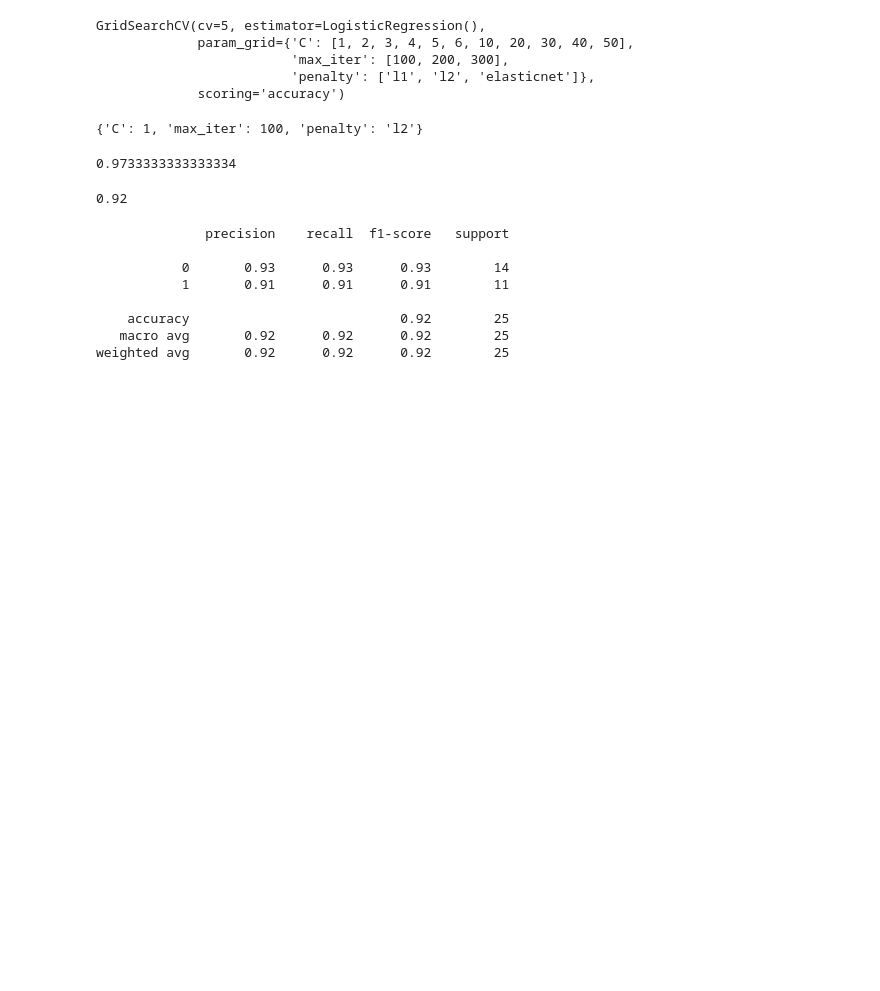
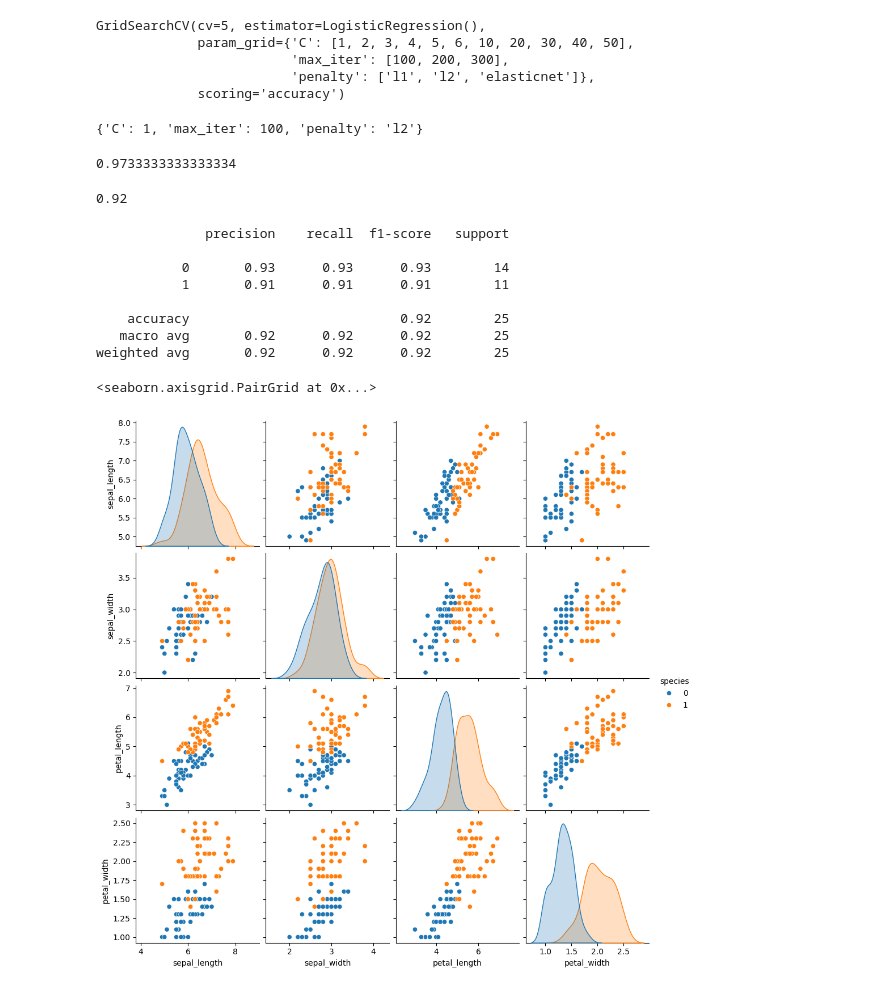
Before and after one commit to PratyushPoddar07/DATA_Project, a Jupyter notebook: ML-Algo/Logistic3.ipynb, the cells around one changed output. Cells and saved outputs as stored; diff of their text form; code cells hidden in the pictures; blank space fills up the shorter version.

```diff
--- a/ML-Algo/Logistic3.ipynb
+++ b/ML-Algo/Logistic3.ipynb
@@ -159,4 +159,7 @@ print(classification_report(y_pred,y_test))
 weighted avg       0.92      0.92      0.92        25
 # %%
 ### EDA
-sns.pairplot(
+sns.pairplot(df,hue ='species')
+# %% [output]
+<seaborn.axisgrid.PairGrid at 0x...>
+[figure, added]
```
Also changed, not shown: parts of 4 cells of this notebook, 1 other file.
